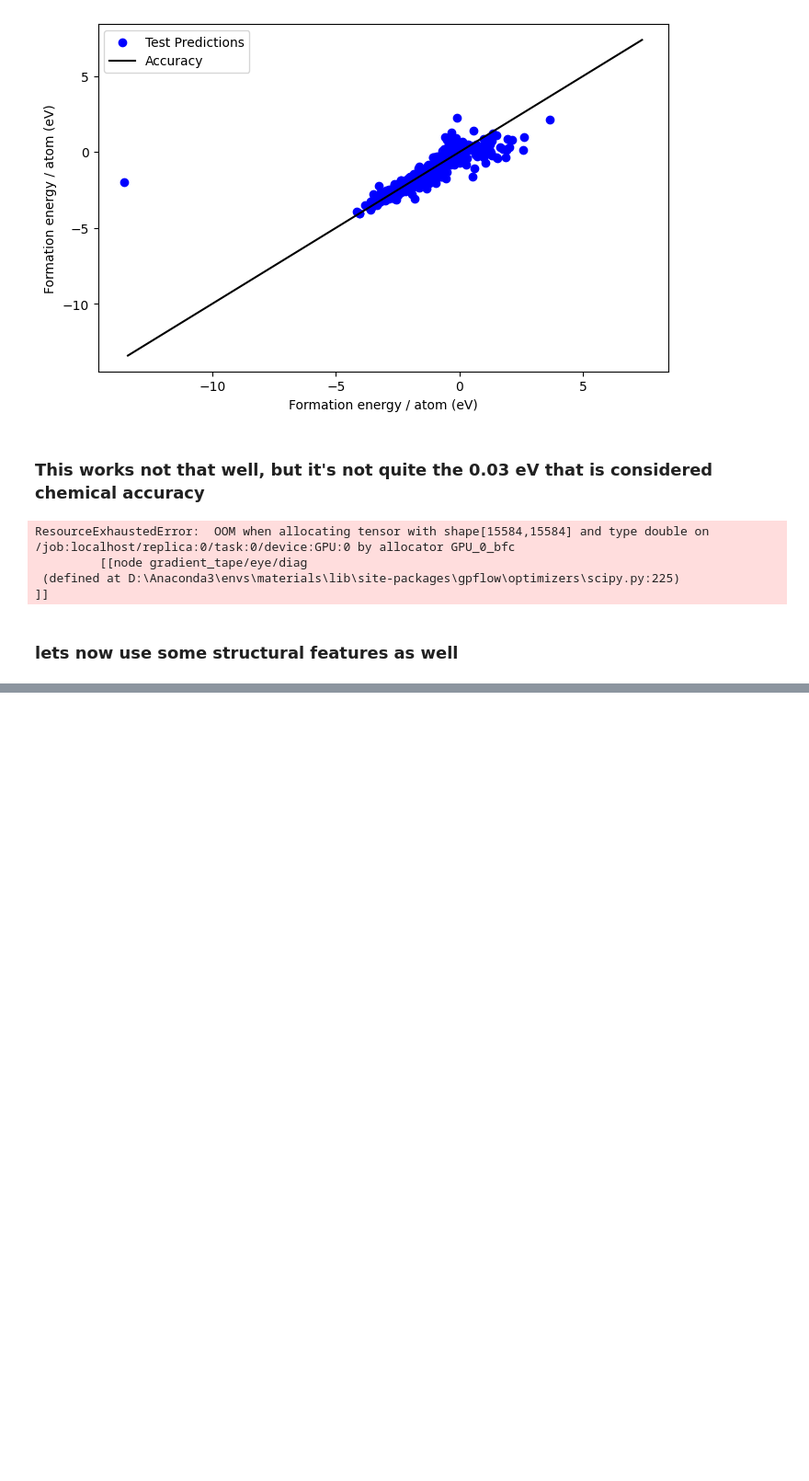
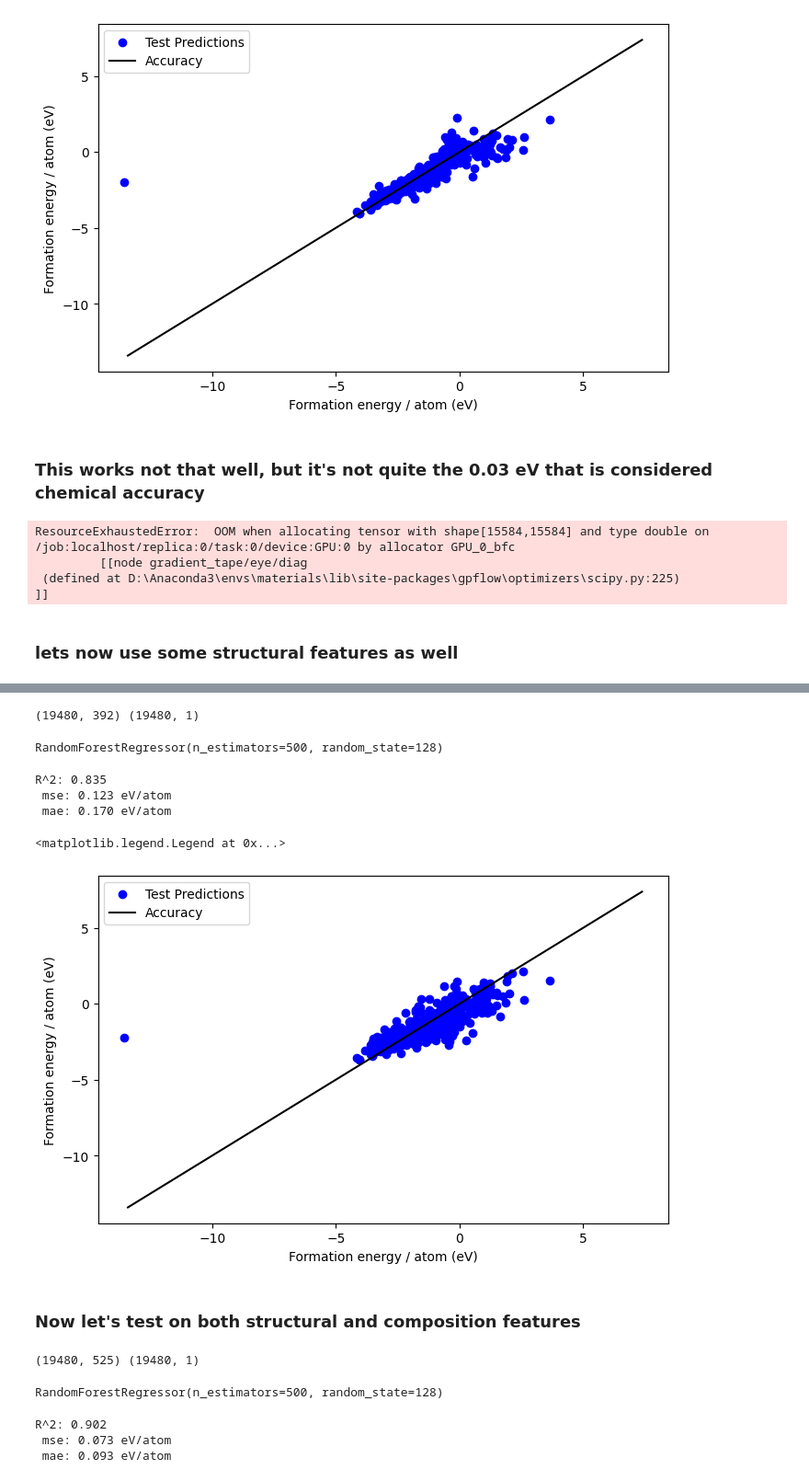
Before and after one commit to rhjvanworkum/lithium-formation-ml, a Jupyter notebook: lithium.ipynb, the cells around one changed output, grey strips where cells are left out. Shown at 92% size. Cells and saved outputs as stored; diff of their text form; code cells hidden in the pictures; blank space fills up the shorter version.

Commit message:
added struct, elem and struct+elem comparison

```diff
--- a/lithium.ipynb
+++ b/lithium.ipynb
@@ -154,0 +177,45 @@ NotFittedError: Please fit the SineCoulombMatrix before featurizing if using fla
+# %%
+X = pd.read_csv('./Li_materials_structural_features.csv')
+x_scaler = StandardScaler()
+X = x_scaler.fit_transform(X.to_numpy()[:, 1:])
+# %%
+data = pd.read_csv('Li_materials.csv')
+y = data['formation_energy_per_atom']
+y_scaler = StandardScaler()
+y = y_scaler.fit_transform(y.to_numpy().reshape(-1, 1))
+# %%
+print(X.shape, y.shape)
+# %% [output]
+(19480, 392) (19480, 1)
+# %%
+X_train, X_test, y_train, y_test = train_test_split(X, y, test_size=0.2, random_state=32)
+
+rf = RandomForestRegressor(n_estimators=500, random_state=128)
+rf.fit(X_train,y_train)
+# %% [output]
+RandomForestRegressor(n_estimators=500, random_state=128)
+# %%
+pred_test = y_scaler.inverse_transform(rf.predict(X_test).reshape(-1, 1))
+y_test = y_scaler.inverse_transform(y_test.reshape(-1, 1))
+# %%
+r2 = r2_score(y_test, pred_test)
+mse = mean_squared_error(y_test, pred_test)
+mae = mean_absolute_error(y_test, pred_test)
+print(f'R^2: {r2:.3f} \n mse: {mse:.3f} eV/atom \n mae: {mae:.3f} eV/atom')
+# %% [output]
+R^2: 0.835
+ mse: 0.123 eV/atom
+ mae: 0.170 eV/atom
+# %%
+fig, ax = plt.subplots(figsize=[8,5],dpi=100)
+ax.scatter(y_test, pred_test, color='blue',label='Test Predictions')
+acc = np.linspace(min(y),max(y),1000)
+ax.plot(acc,acc,color='k',label='Accuracy')
+ax.set_xlabel('Formation energy / atom (eV)')
+ax.set_ylabel('Formation energy / atom (eV)')
+plt.legend()
+# %% [output]
+<matplotlib.legend.Legend at 0x...>
+[figure, added]
+# %% [markdown]
+### Now let's test on both structural and composition features
@@ -154,0 +234,11 @@ NotFittedError: Please fit the SineCoulombMatrix before featurizing if using fla
+# %%
+print(X.shape, y.shape)
+# %% [output]
+(19480, 525) (19480, 1)
+# %%
+X_train, X_test, y_train, y_test = train_test_split(X, y, test_size=0.2, random_state=32)
+
+rf = RandomForestRegressor(n_estimators=500, random_state=128)
+rf.fit(X_train,y_train)
+# %% [output]
+RandomForestRegressor(n_estimators=500, random_state=128)
@@ -154,0 +248,9 @@ NotFittedError: Please fit the SineCoulombMatrix before featurizing if using fla
+# %%
+r2 = r2_score(y_test, pred_test)
+mse = mean_squared_error(y_test, pred_test)
+mae = mean_absolute_error(y_test, pred_test)
+print(f'R^2: {r2:.3f} \n mse: {mse:.3f} eV/atom \n mae: {mae:.3f} eV/atom')
+# %% [output]
+R^2: 0.902
+ mse: 0.073 eV/atom
+ mae: 0.093 eV/atom
```
Also changed, not shown: parts of 13 cells of this notebook, 3 other files.
